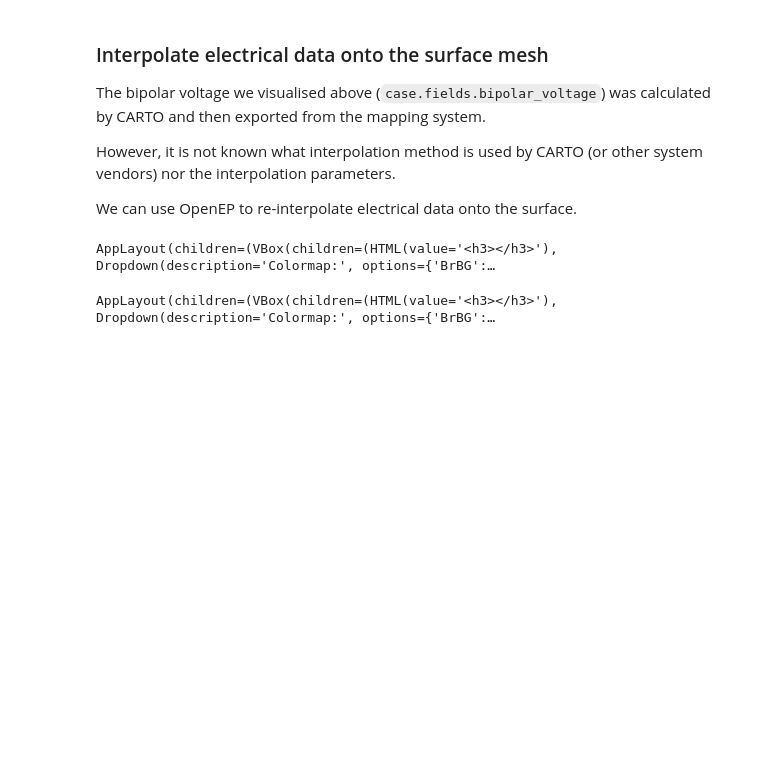
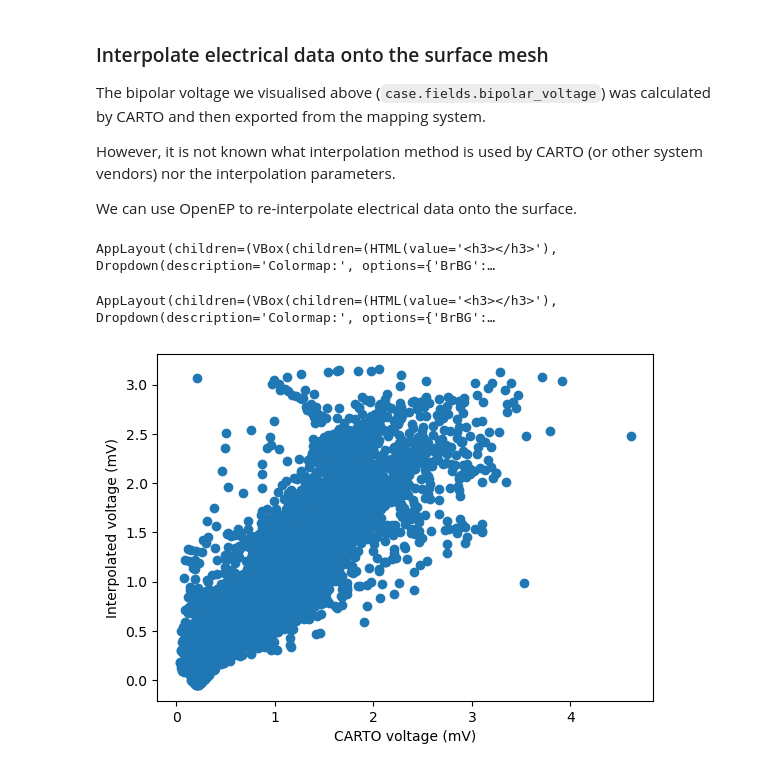
Before and after one commit to openep/openep-py, a Jupyter notebook: notebooks/getting_started.ipynb, the cells around one changed output. Drawn from its saved outputs; the diff is of its cells as text; code cells hidden in the pictures; blank space fills up the shorter version.

```diff
--- a/notebooks/getting_started.ipynb
+++ b/notebooks/getting_started.ipynb
@@ -153,3 +170,13 @@ plotter = openep.draw.draw_map(
 plotter.show()
 # %% [output]
 AppLayout(children=(VBox(children=(HTML(value='<h3></h3>'), Dropdown(description='Colormap:', options={'BrBG':…
+# %%
+corr = plt.scatter(
+    case.fields.bipolar_voltage,
+    bipolar_voltage,
+)
+plt.xlabel('CARTO voltage (mV)')
+plt.ylabel('Interpolated voltage (mV)')
+corr.axes.set_aspect('equal')
+# %% [output]
+[figure, added]
```
Also changed, not shown: parts of 31 cells of this notebook.
